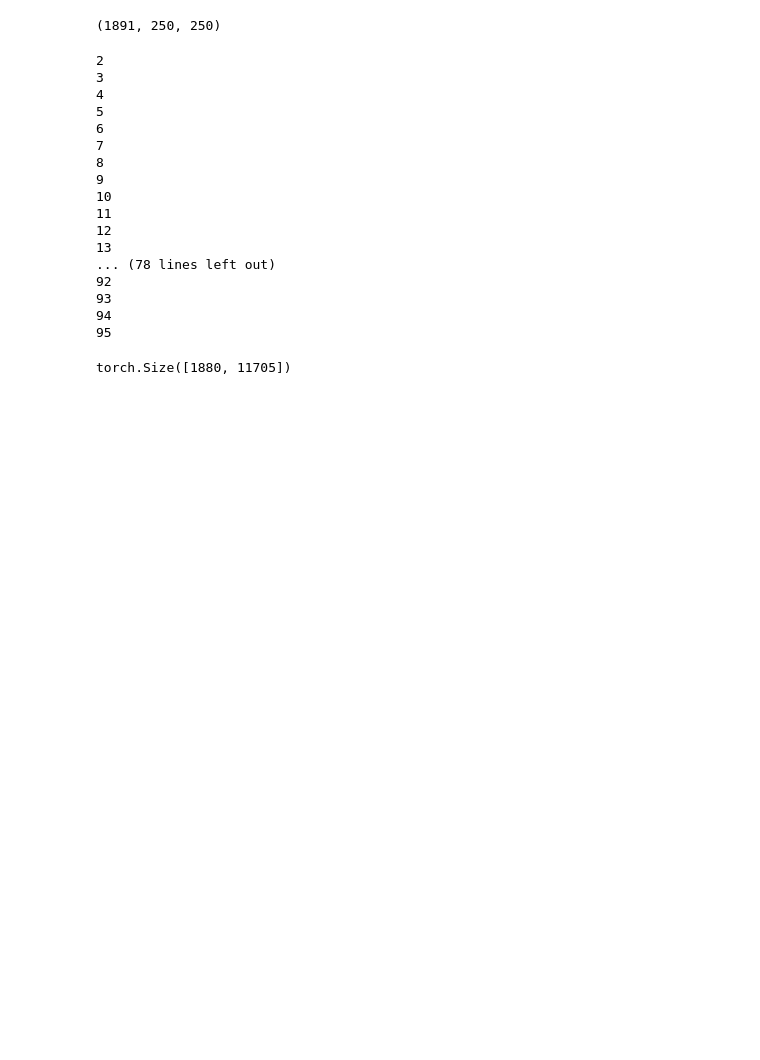
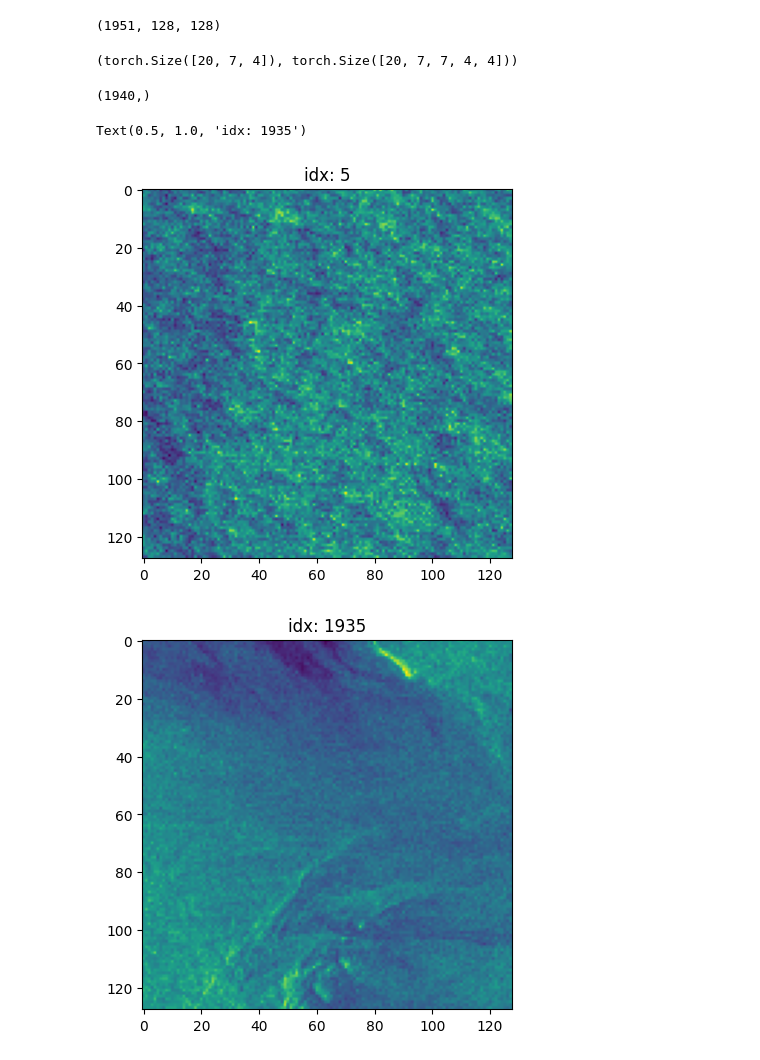
Before and after one commit to owenodriscoll/scattering_transform, a Jupyter notebook: process_IW_stack.ipynb, the cells around one changed output. Cells and saved outputs as stored; diff of their text form; code cells hidden in the pictures; blank space fills up the shorter version.

```diff
--- a/process_IW_stack.ipynb
+++ b/process_IW_stack.ipynb
@@ -17,42 +15,19 @@ True
 # %%
-data = np.load(r"C:\Users\oweno\Documents\GitHub\scattering_transform\50_scenes_v1.pkl", allow_pickle=True)
+# data = np.load(r"C:\Users\oweno\Documents\GitHub\scattering_transform\50_scenes_v1.pkl", allow_pickle=True)
+data = np.load('/Users/opodriscoll/Documents/Scripts/sar_cloud/' + '50_scenes_test_v1.pkl', allow_pickle = True)
 data.shape
 # %% [output]
-(1891, 250, 250)
+(1951, 128, 128)
+# %%
+M = N = 128; J = 7; L = 4
+st_calc = scattering.Scattering2d(M, N, J, L)
 # %%
-M = N = 250; J = 7; L = 4
-st_calc = scattering.Scattering2d(M, N, J, L)
-
-# load image (should have a shape of [N_image, N_xpix, N_ypix],
-# with a type of either numpy array or torch tensor.)
-# image_input = np.load(data
-
-# # calculate scattering statistics (mean and correlation)
-# s_mean = st_calc.scattering_coef(data)
 i = 1
 s_covs = []
 count = 20
 while i*count <= data.shape[0]:
 
-    s_cov  = st_calc.scattering_cov (data[count*(i-1):count*(i), :,:], if_large_batch = True)
+    s_cov  = st_calc.scattering_cov(data[count*(i-1):count*(i), :,:], if_large_batch = False)
     s_covs.append(s_cov)
     i+=1
-    print(i)
+    # print(i)
-# %% [output]
-2
-3
-4
-5
-6
-7
-8
-9
-10
-11
-12
-13
-... (78 lines left out)
-92
-93
-94
-95
@@ -62,4 +34,36 @@ t = [i['for_synthesis'] for i in s_covs]
-# %%
-torch.cat(t).shape
-# %% [output]
-torch.Size([1880, 11705])
+# %%
+s_covs[0]['S1'].shape, s_covs[0]['C01'].shape
+# %% [output]
+(torch.Size([20, 7, 4]), torch.Size([20, 7, 7, 4, 4]))
+# %%
+J1 = np.arange(J)
+J2 = np.arange(J)
+S21_scaling = np.float_power(2, np.subtract.outer(J1, J2))
+S21_scaling = np.expand_dims(np.expand_dims(np.expand_dims(S21_scaling, 0), -1), -1)
+
+S1 = torch.cat([i['S1'] for i in s_covs])
+S1 = np.expand_dims(np.expand_dims(S1, 2), -1)
+S2 = torch.cat([i['C01'] for i in s_covs])
+S2 = abs(S2)
+
+S21_unscaled = (S2 / S1)
+
+S21 = S21_unscaled / S21_scaling
+S21_iso = np.nanmean(S21, axis = (-2,-1))
+S21_iso_invar = np.nanmean(S21_iso, axis = (-2,-1))
+S21_iso_invar.shape
+# %% [output]
+(1940,)
+# %%
+# plt.hist(np.log10(S21_iso_invar))
+sparsity_sort = np.argsort(S21_iso_invar)
+# np.argmin(S21_iso_invar), np.argmax(S21_iso_invar)
+idx = 5
+plt.figure()
+plt.imshow(data[sparsity_sort[idx], :, :]); plt.title(f"idx: {idx}")
+plt.figure()
+plt.imshow(data[sparsity_sort[-idx], :, :]); plt.title(f"idx: {len(sparsity_sort) - idx}")
+# %% [output]
+Text(0.5, 1.0, 'idx: 1935')
+[figure, added]
+[figure, added]
```
Also changed, not shown: parts of 6 cells of this notebook.
